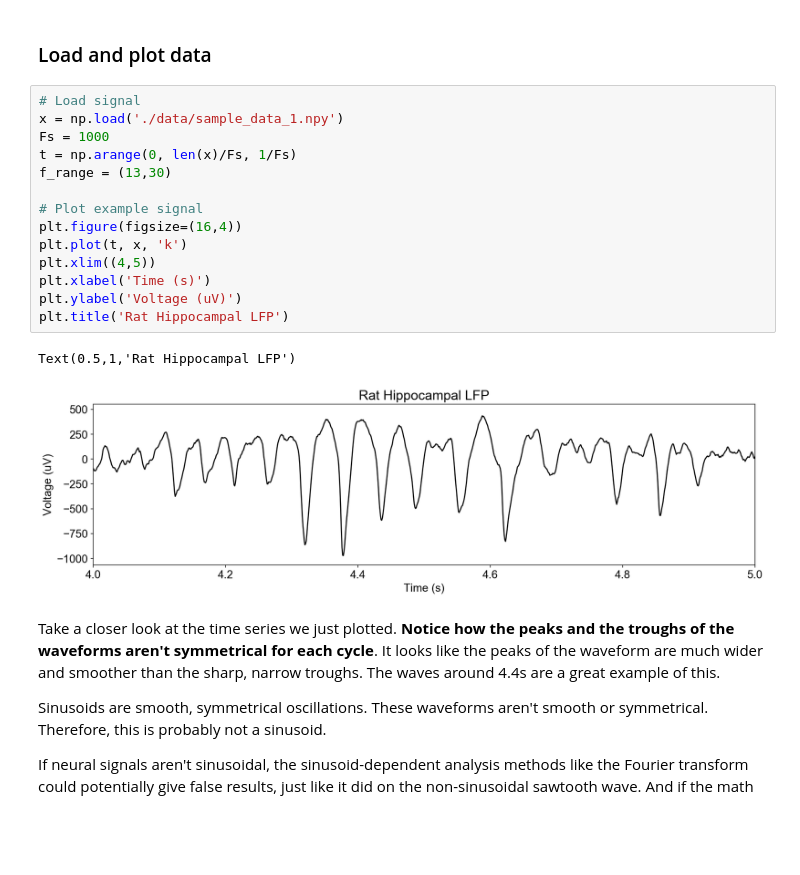
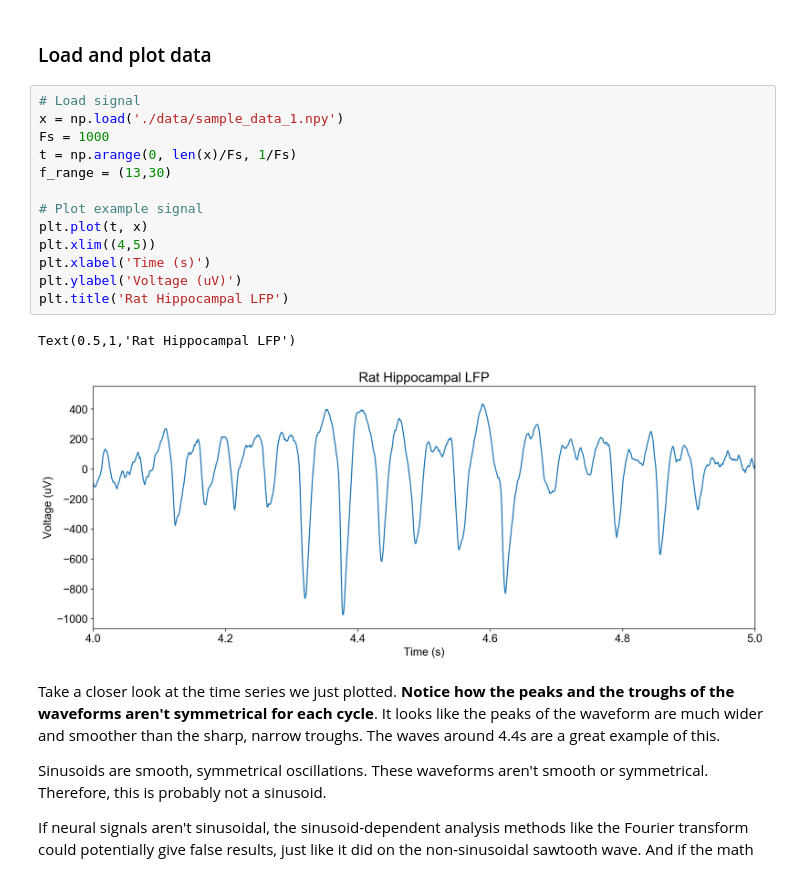
Before and after one commit to voytekresearch/Tutorials, a Jupyter notebook: 08-HowFrequencyRepresentationsGoWrong.ipynb, the cells around one changed output. Saved outputs shown, nothing was run; the diff lists cells and outputs as text; blank space fills up the shorter version.

```diff
--- a/08-HowFrequencyRepresentationsGoWrong.ipynb
+++ b/08-HowFrequencyRepresentationsGoWrong.ipynb
@@ -178,20 +177,19 @@ Now let's take a closer look at neural oscillations. What do the waveforms actua
 # %%
 # Load signal
 x = np.load('./data/sample_data_1.npy')
 Fs = 1000
 t = np.arange(0, len(x)/Fs, 1/Fs)
 f_range = (13,30)
 
 # Plot example signal
-plt.figure(figsize=(16,4))
-plt.plot(t, x, 'k')
+plt.plot(t, x)
 plt.xlim((4,5))
 plt.xlabel('Time (s)')
 plt.ylabel('Voltage (uV)')
 plt.title('Rat Hippocampal LFP')
 # %% [output]
 Text(0.5,1,'Rat Hippocampal LFP')
-[figure, old version]
+[figure, new version]
 # %% [markdown]
 Take a closer look at the time series we just plotted. **Notice how the peaks and the troughs of the waveforms aren't symmetrical for each cycle**. It looks like the peaks of the waveform are much wider and smoother than the sharp, narrow troughs. The waves around 4.4s are a great example of this.
 
```
Also changed, not shown: parts of 5 cells of this notebook, 2 other files.
